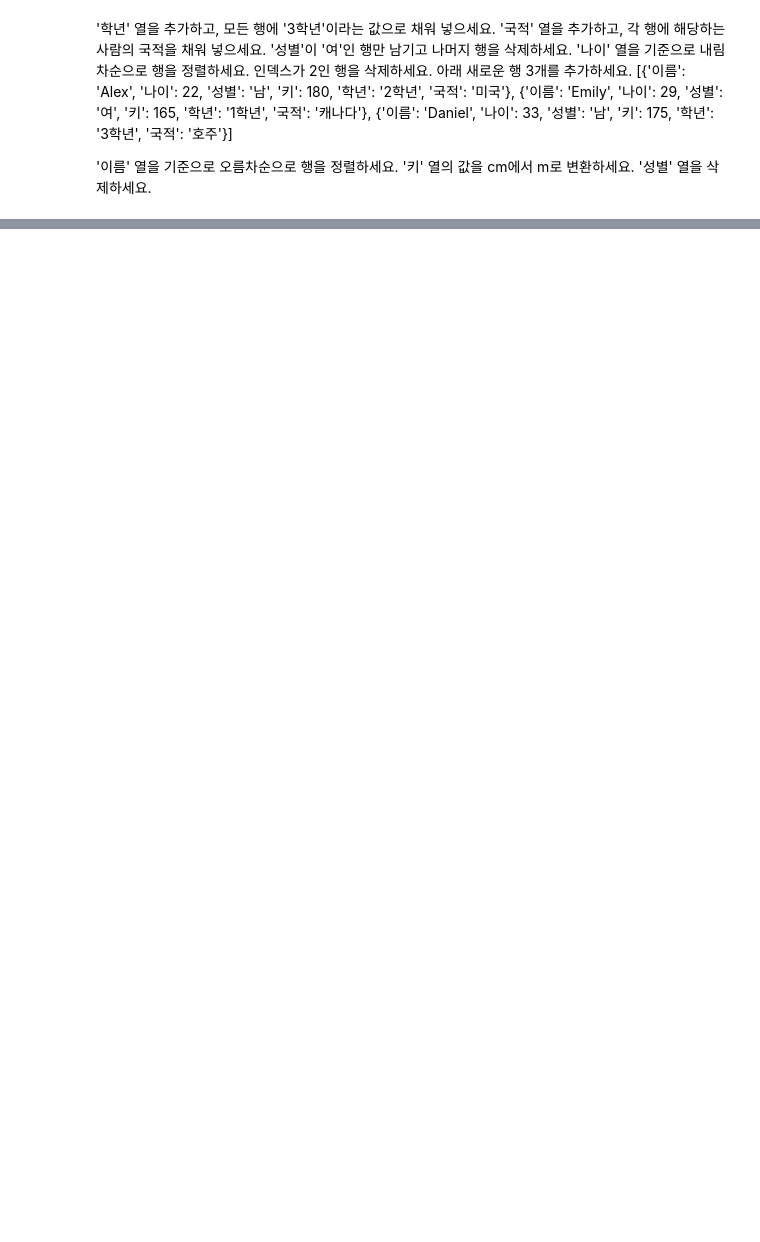
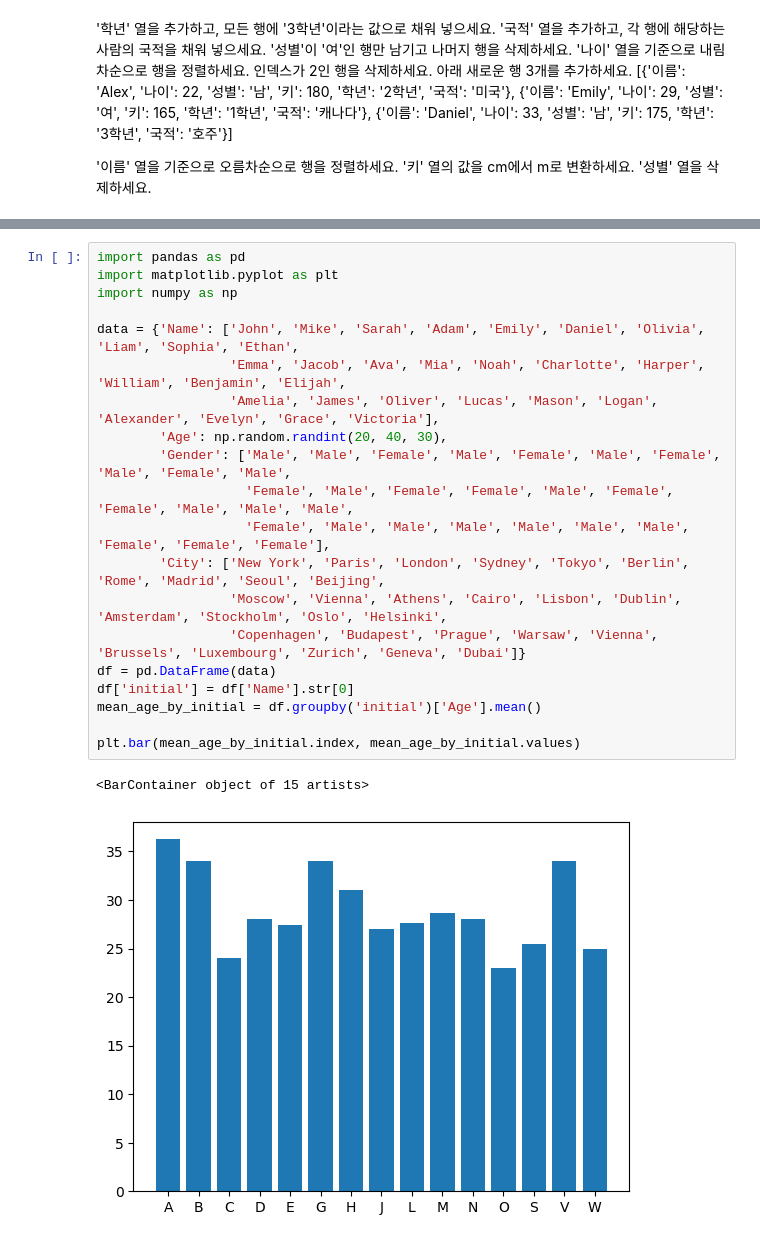
Before and after one commit to hong-sehyun/Python, a Jupyter notebook: edu/day7.ipynb, the cells around one changed output, grey strips where cells are left out. Drawn from its saved outputs; the diff is of its cells as text; blank space fills up the shorter version.

```diff
--- a/edu/day7.ipynb
+++ b/edu/day7.ipynb
@@ -83,0 +127,23 @@ df = pd.DataFrame(data)
+# %%
+import pandas as pd
+import matplotlib.pyplot as plt
+import numpy as np
+
+data = {'Name': ['John', 'Mike', 'Sarah', 'Adam', 'Emily', 'Daniel', 'Olivia', 'Liam', 'Sophia', 'Ethan',
+                 'Emma', 'Jacob', 'Ava', 'Mia', 'Noah', 'Charlotte', 'Harper', 'William', 'Benjamin', 'Elijah',
+                 'Amelia', 'James', 'Oliver', 'Lucas', 'Mason', 'Logan', 'Alexander', 'Evelyn', 'Grace', 'Victoria'],
+        'Age': np.random.randint(20, 40, 30),
+        'Gender': ['Male', 'Male', 'Female', 'Male', 'Female', 'Male', 'Female', 'Male', 'Female', 'Male',
+                   'Female', 'Male', 'Female', 'Female', 'Male', 'Female', 'Female', 'Male', 'Male', 'Male',
+                   'Female', 'Male', 'Male', 'Male', 'Male', 'Male', 'Male', 'Female', 'Female', 'Female'],
+        'City': ['New York', 'Paris', 'London', 'Sydney', 'Tokyo', 'Berlin', 'Rome', 'Madrid', 'Seoul', 'Beijing',
+                 'Moscow', 'Vienna', 'Athens', 'Cairo', 'Lisbon', 'Dublin', 'Amsterdam', 'Stockholm', 'Oslo', 'Helsinki',
+                 'Copenhagen', 'Budapest', 'Prague', 'Warsaw', 'Vienna', 'Brussels', 'Luxembourg', 'Zurich', 'Geneva', 'Dubai']}
+df = pd.DataFrame(data)
+df['initial'] = df['Name'].str[0]
+mean_age_by_initial = df.groupby('initial')['Age'].mean()
+
+plt.bar(mean_age_by_initial.index, mean_age_by_initial.values)
+# %% [output]
+<BarContainer object of 15 artists>
+[figure, added]
```
Also changed, not shown: parts of 10 cells of this notebook, 2 other files.
